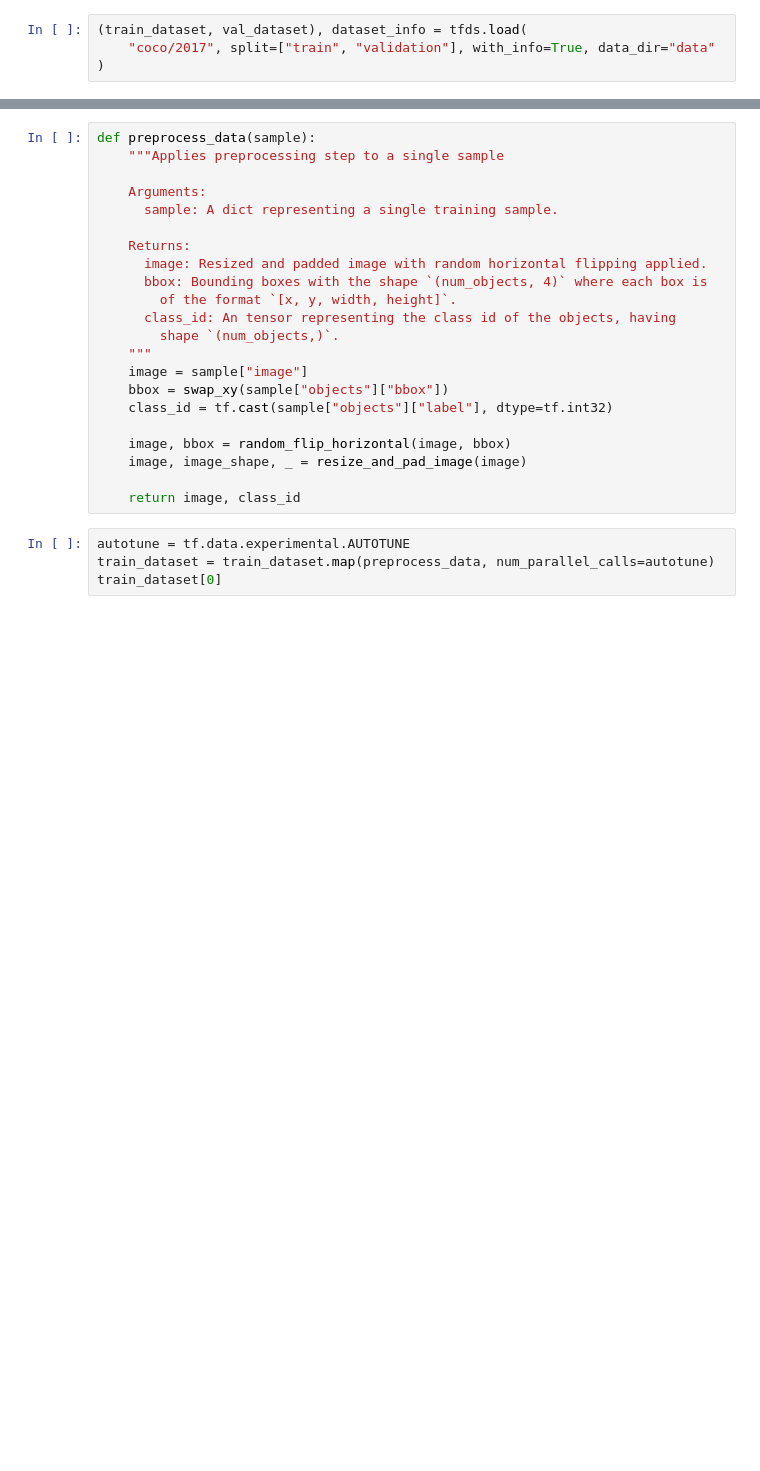
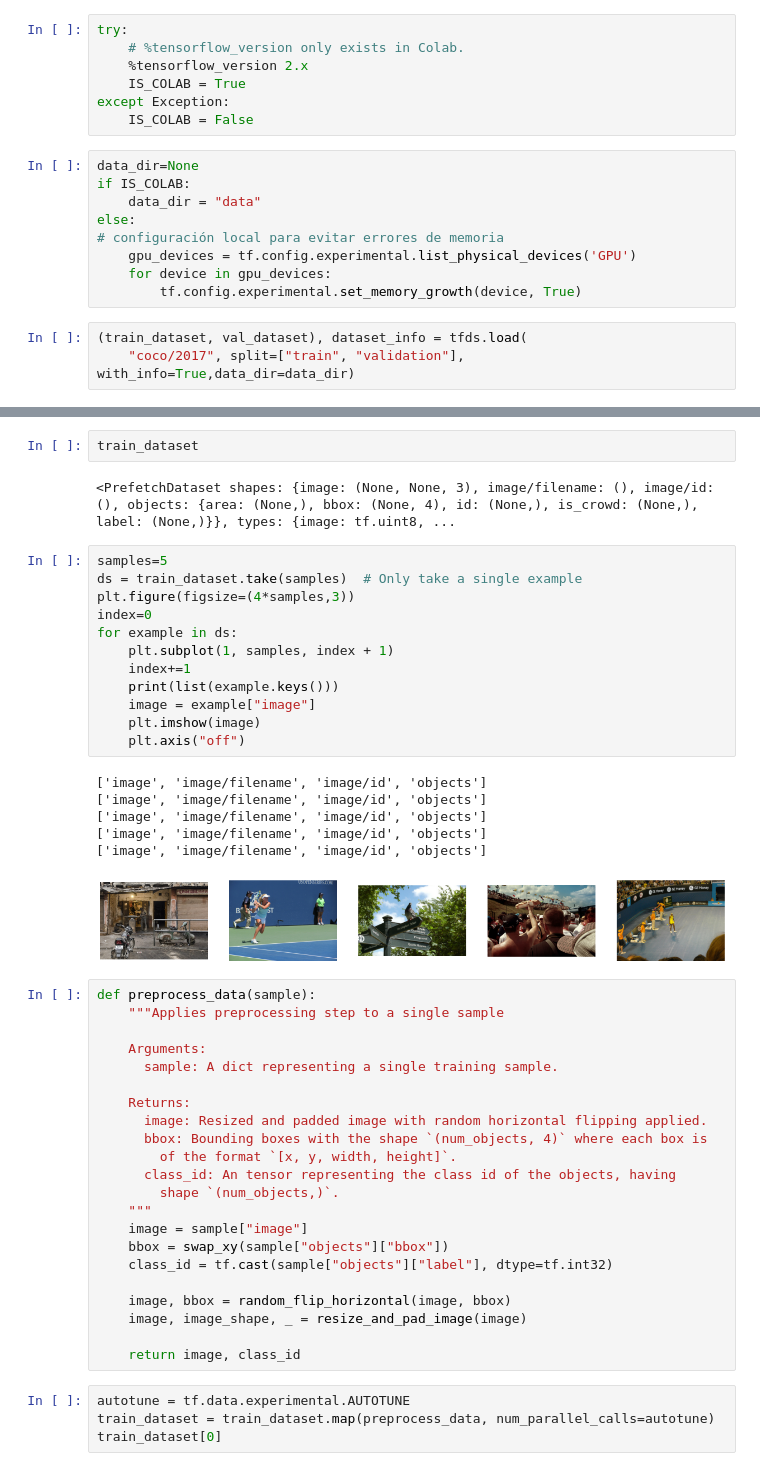
Before and after one commit to victorgsosa/GANMarketing, a Jupyter notebook: COCO_CGAN.ipynb, the cells around one changed output, grey strips where cells are left out. Drawn from its saved outputs; the diff is of its cells as text; blank space fills up the shorter version.

Commit message:
colab indicator and image exploration

```diff
--- a/COCO_CGAN.ipynb
+++ b/COCO_CGAN.ipynb
@@ -7,5 +8,20 @@ import tensorflow_datasets as tfds
+# %%
+try:
+    # %tensorflow_version only exists in Colab.
+    %tensorflow_version 2.x
+    IS_COLAB = True
+except Exception:
+    IS_COLAB = False
+# %%
+data_dir=None
+if IS_COLAB:
+    data_dir = "data"
+else:
+# configuración local para evitar errores de memoria
+    gpu_devices = tf.config.experimental.list_physical_devices('GPU')
+    for device in gpu_devices:
+        tf.config.experimental.set_memory_growth(device, True)
 # %%
 (train_dataset, val_dataset), dataset_info = tfds.load(
-    "coco/2017", split=["train", "validation"], with_info=True, data_dir="data"
-)
+    "coco/2017", split=["train", "validation"], with_info=True,data_dir=data_dir)
 # %% [output]
@@ -13,3 +59,26 @@ Downloading and preparing dataset coco/2017/1.1.0 (download: 25.20 GiB, generate
+# %%
+train_dataset
+# %% [output]
+<PrefetchDataset shapes: {image: (None, None, 3), image/filename: (), image/id: (), objects: {area: (None,), bbox: (None, 4), id: (None,), is_crowd: (None,), label: (None,)}}, types: {image: tf.uint8, ...
+# %%
+samples=5
+ds = train_dataset.take(samples)  # Only take a single example
+plt.figure(figsize=(4*samples,3))
+index=0
+for example in ds:
+    plt.subplot(1, samples, index + 1)
+    index+=1
+    print(list(example.keys()))
+    image = example["image"]
+    plt.imshow(image)
+    plt.axis("off")
+# %% [output]
+['image', 'image/filename', 'image/id', 'objects']
+['image', 'image/filename', 'image/id', 'objects']
+['image', 'image/filename', 'image/id', 'objects']
+['image', 'image/filename', 'image/id', 'objects']
+['image', 'image/filename', 'image/id', 'objects']
+[figure, added]
 # %%
 def preprocess_data(sample):
     """Applies preprocessing step to a single sample
```
Also changed, not shown: parts of 5 cells of this notebook.
